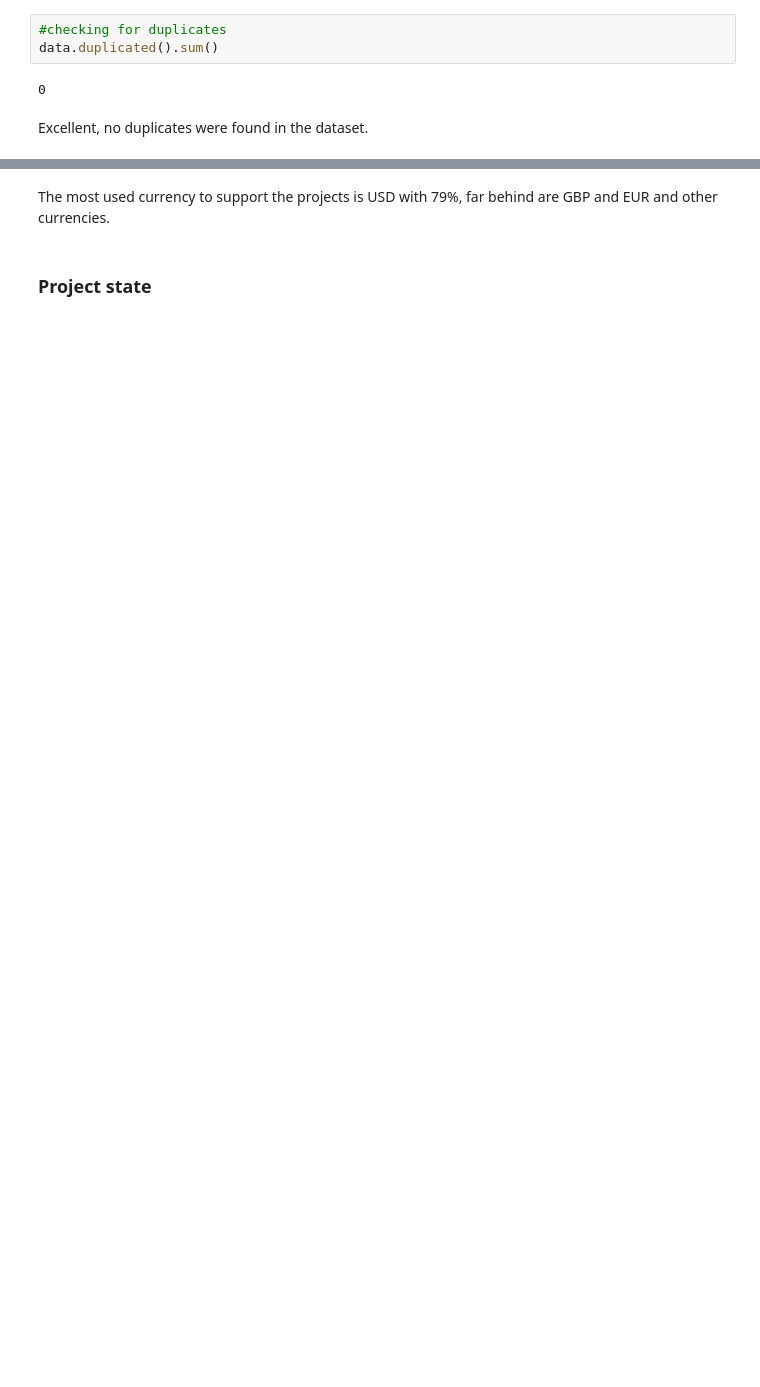
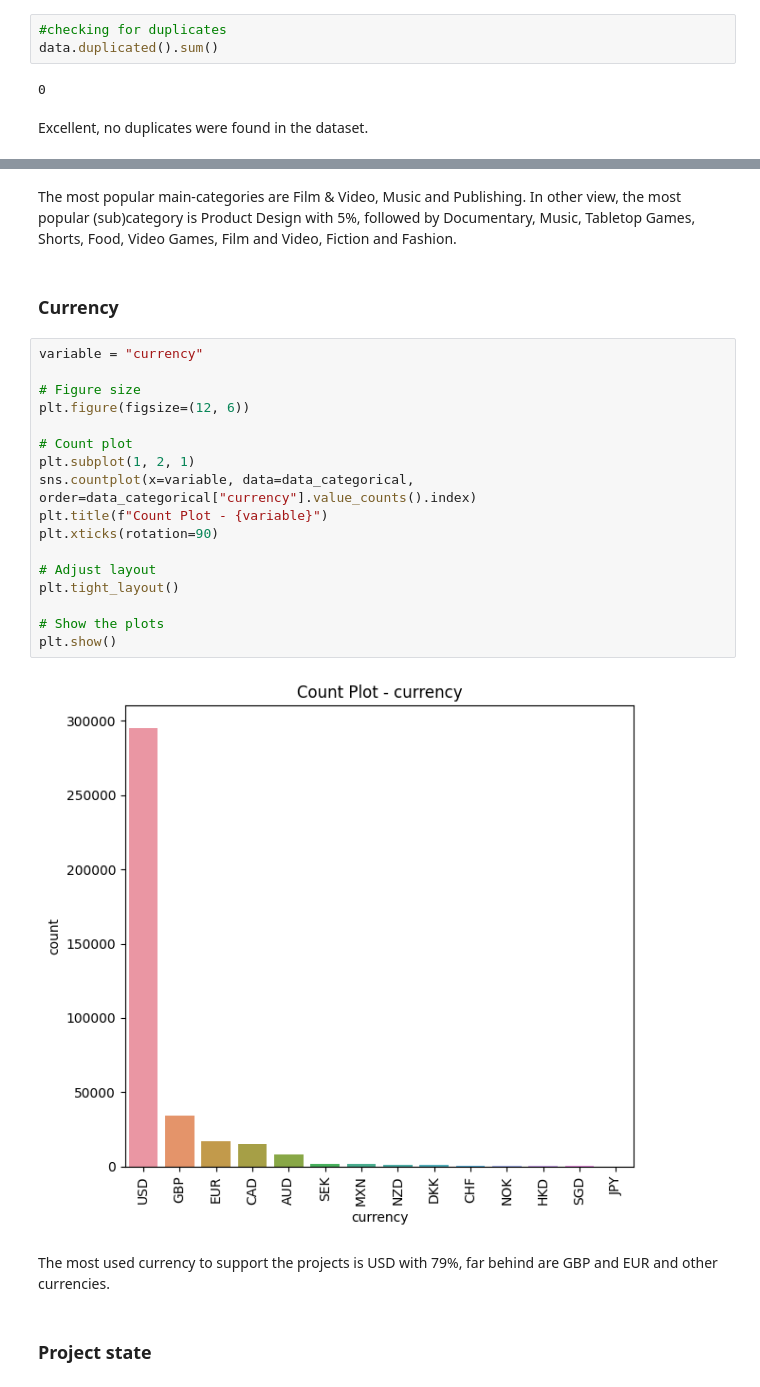
Before and after one commit to radismili/Kickstarter-Projects-NN, a Jupyter notebook: kickstarter-projects-nn.ipynb, the cells around one changed output, grey strips where cells are left out. Saved outputs shown, nothing was run; the diff lists cells and outputs as text; blank space fills up the shorter version.

```diff
--- a/kickstarter-projects-nn.ipynb
+++ b/kickstarter-projects-nn.ipynb
@@ -168,3 +203,26 @@ Name: proportion, dtype: float64
+# %% [markdown]
+The most popular main-categories are Film & Video, Music and Publishing. In other view, the most popular (sub)category is Product Design with 5%, followed by Documentary, Music, Tabletop Games, Shorts, Food, Video Games, Film and Video, Fiction and Fashion.
+# %% [markdown]
+### Currency
+# %%
+variable = "currency"
+
+# Figure size
+plt.figure(figsize=(12, 6))
+
+# Count plot
+plt.subplot(1, 2, 1)
+sns.countplot(x=variable, data=data_categorical, order=data_categorical["currency"].value_counts().index)
+plt.title(f"Count Plot - {variable}")
+plt.xticks(rotation=90)
+
+# Adjust layout
+plt.tight_layout()
+
+# Show the plots
+plt.show()
+# %% [output]
+[figure, added]
 # %% [markdown]
 The most used currency to support the projects is USD with 79%, far behind are GBP and EUR and other currencies.
 # %% [markdown]
```
Also changed, not shown: parts of 41 cells of this notebook.
